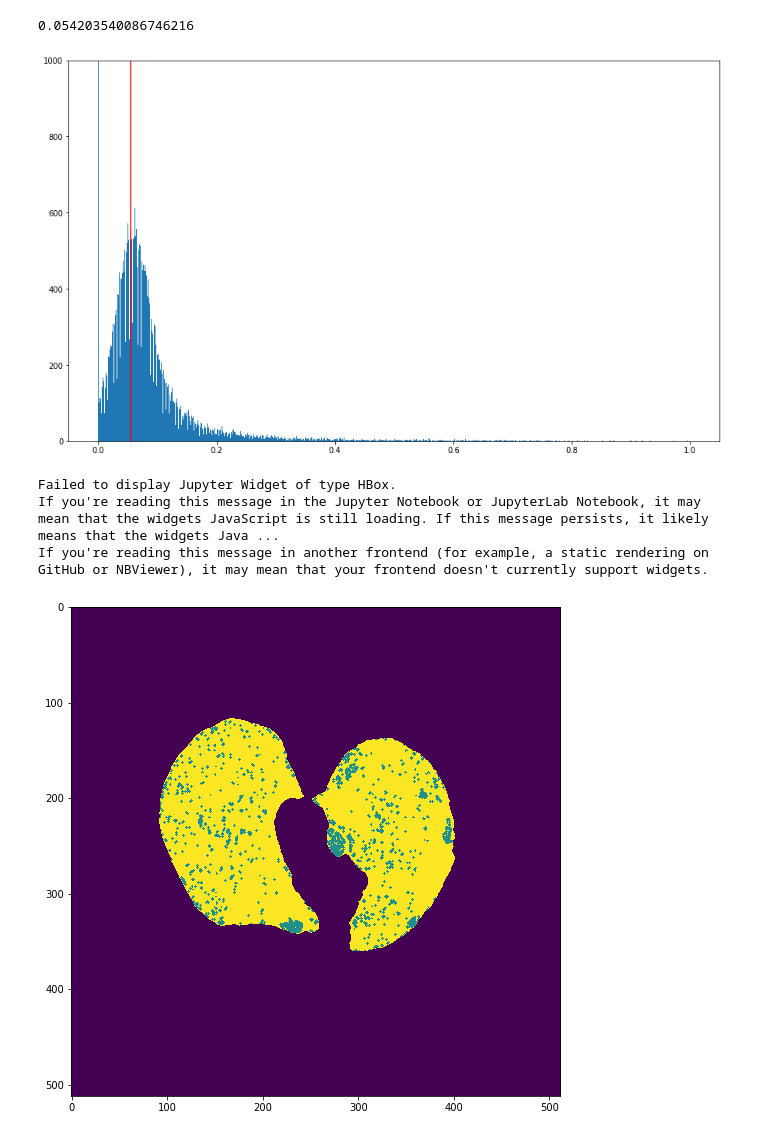
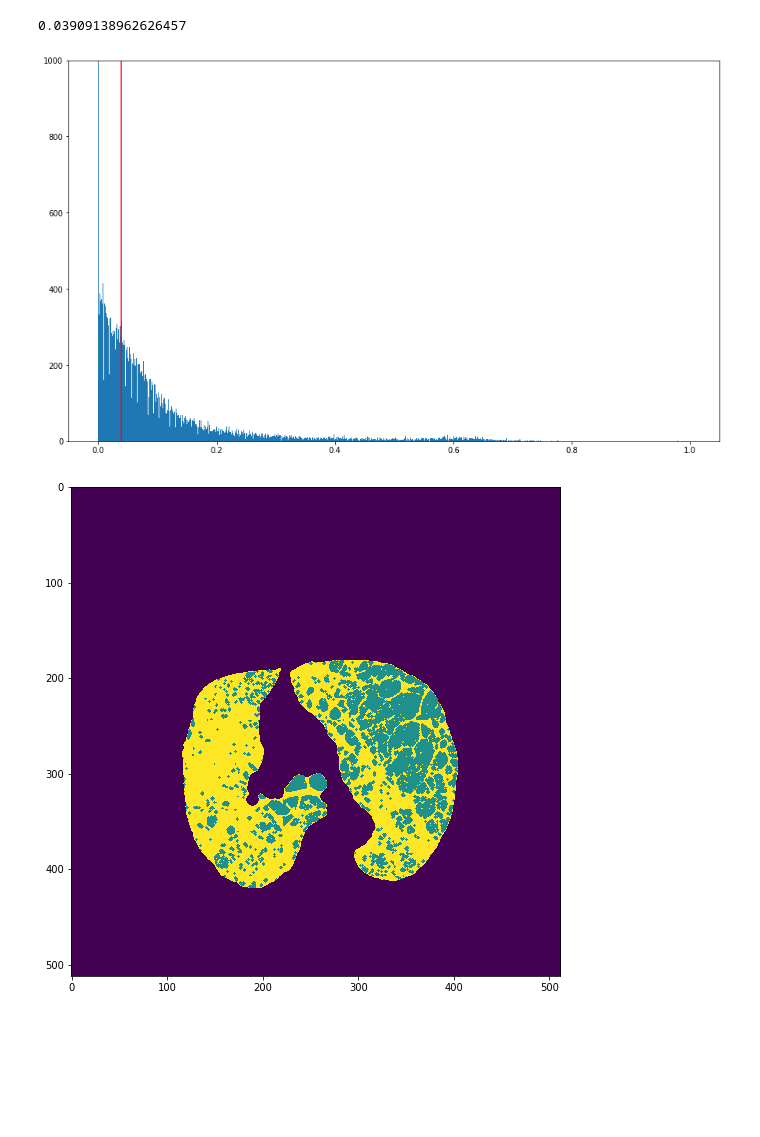
Before and after one commit to magdyksaleh/cs231n_bmi260_project, a Jupyter notebook: Labelling/Cyst_labelling.ipynb, the cells around one changed output. Cells and saved outputs as stored; diff of their text form; code cells hidden in the pictures; blank space fills up the shorter version.

```diff
--- a/Labelling/Cyst_labelling.ipynb
+++ b/Labelling/Cyst_labelling.ipynb
@@ -20,9 +19,9 @@ from tqdm import tnrange
 
 #Load the data
 
-scan_path = "/Users/magdy/Desktop/BMI260/Project/Code/62" # TODO: Change this to match where your data is located!
+scan_path = "/Users/magdy/Desktop/Stanford Spring/BMI260/Project/Code/92" # TODO: Change this to match where your data is located!
 list_of_slices = os.listdir(scan_path)
-slice_num = 3
+slice_num = 5
 slice_path = os.path.join(scan_path,list_of_slices[slice_num])
 print(slice_path)
 
@@ -55,6 +54,6 @@ plt.show()
 # %%
 img = np.asarray(ds.pixel_array)
-mask_path = "/Users/magdy/Desktop/BMI260/Project/Code/62/lung_mask/lung_mask_2_6.dcm"
+mask_path = "/Users/magdy/Desktop/Stanford Spring/BMI260/Project/Code/92/lung_mask/lung_mask_1298_14.dcm"
 mask=np.asarray(pydicom.read_file(mask_path).pixel_array)
 mask[mask>0] = 1
 img_filtered = img*mask
@@ -72,28 +71,22 @@ thresh =  np.percentile(img_filtered_norm[img_filtered_norm > 0], 35)
 # thresh = threshold_otsu(img_filtered_norm)
 print(thresh)
 # %% [output]
-0.054203540086746216
+0.03909138962626457
 # %%
 _ = plt.hist(img_filtered_norm.reshape([-1]), 1000)
 plt.ylim([0, 1000])
 plt.plot([thresh, thresh], [0, 1000], 'r')
 plt.show()
 # %% [output]
-[figure, old version]
+[figure, new version]
 # %%
 cysts_im = img_filtered_norm > thresh
-# from skimage.morphology import binary_closing
 cysts_im = 1*binary_closing(cysts_im)
-for i in tnrange(mask.shape[0]):
-    for j in range(mask.shape[1]):
-        if mask[i,j] > 0:
-            cysts_im[i,j] += 1
+cysts_im += mask
 
+from scipy.signal import medfilt
 
 plt.imshow(cysts_im)
 plt.rcParams['figure.figsize'] = (15,9)
 # %% [output]
-Failed to display Jupyter Widget of type HBox.
-If you're reading this message in the Jupyter Notebook or JupyterLab Notebook, it may mean that the widgets JavaScript is still loading. If this message persists, it likely means that the widgets Java ...
-If you're reading this message in another frontend (for example, a static rendering on GitHub or NBViewer), it may mean that your frontend doesn't currently support widgets.
-[figure, old version]
+[figure, new version]
```
Also changed, not shown: parts of 5 cells of this notebook, 1 other file.
